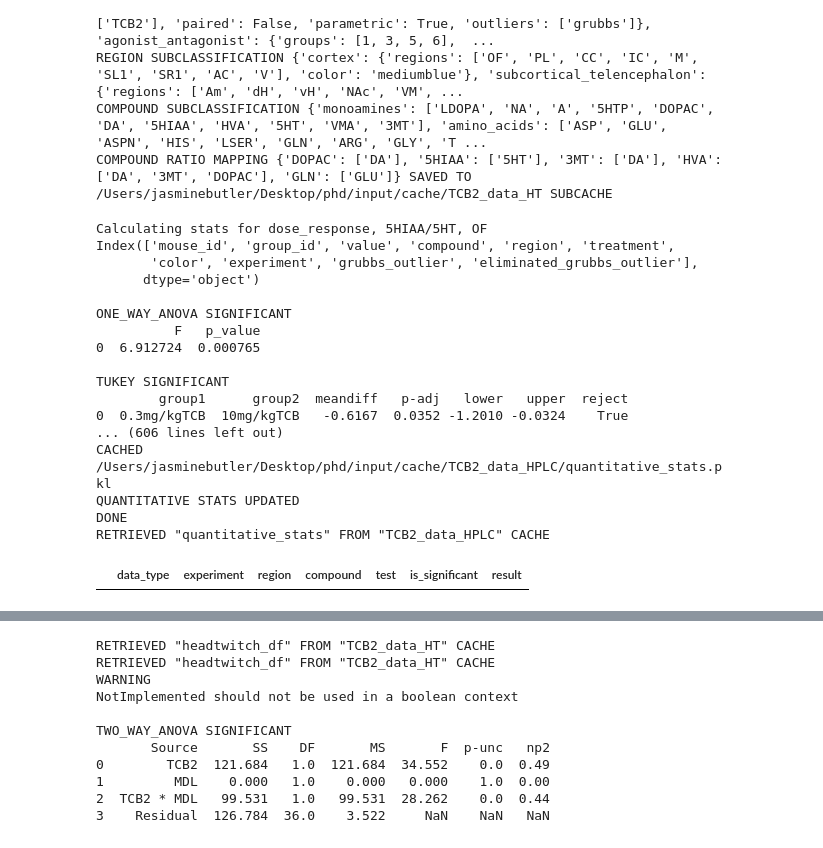
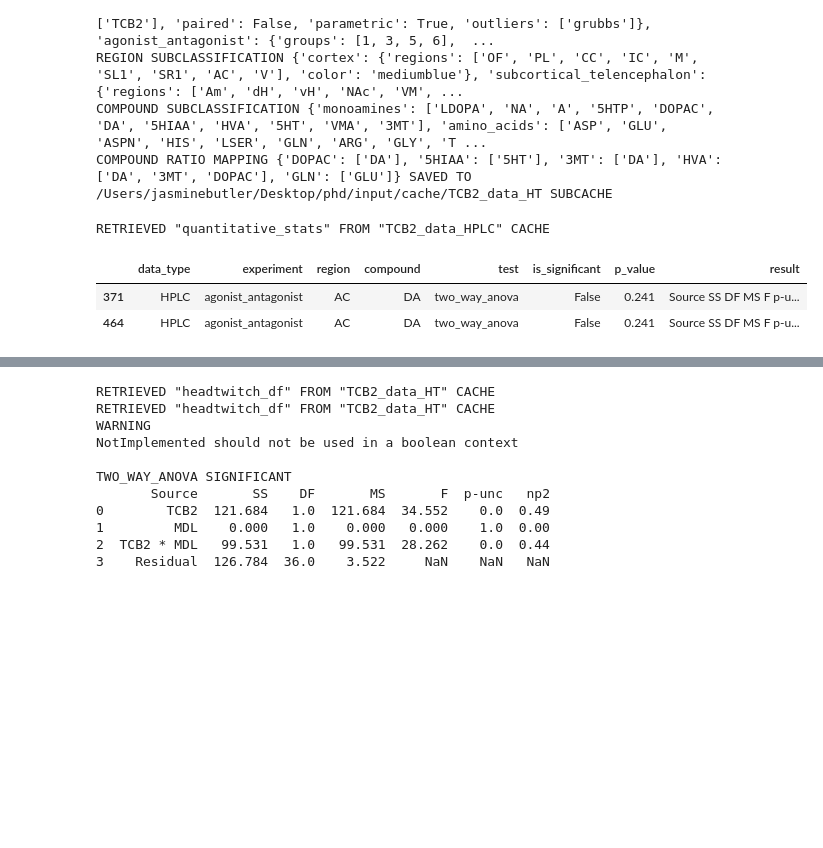
Before and after one commit to remicorne/phd, a Jupyter notebook: RUN.ipynb, the cells around one changed output, grey strips where cells are left out. Saved outputs shown, nothing was run; the diff lists cells and outputs as text; code cells hidden in the pictures; blank space fills up the shorter version.

```diff
--- a/RUN.ipynb
+++ b/RUN.ipynb
@@ -108,32 +108,27 @@ COMPOUND RATIO MAPPING {'DOPAC': ['DA'], '5HIAA': ['5HT'], '3MT': ['DA'], 'HVA':
 # %%
 #CONSTRUCTION
 # justStats(filename,
 #           experiments=['dose_response'],
-#           compounds=['5HIAA/5HT'],
+#           compounds=['5HT'],
 #           regions=["OF","PL","CC", "IC","M", "SJ","SL1", "SL6", "SR6", "SR1", "AC", "V",
 #                 "Am", "dH", "vH", "NAc", "VM", "DM","VL", "DL", "MD",  "VPL",  "VPR",
 #                 "DG", "Y",  "SC","SN", "VTA", "DR","MR", "CE"],
 #         p_value_threshold=0.05)
-subselectDf(getQuantitativeStats(filename), {'experiment':'dose_response', 'compound':'5HIAA/5HT', 'region':['Y','SC']})
+
+#issues
+#duplicating rows not updating them
+#saving tukey when only need higher stats
+
+subselectDf(getQuantitativeStats(filename), {'experiment':'agonist_antagonist',
+                                            #  'is_significant':True,
+                                             'compound':'DA',
+                                             'test':'two_way_anova',
+                                             'region':["AC"]})
 # %% [output]
-Calculating stats for dose_response, 5HIAA/5HT, OF
-Index(['mouse_id', 'group_id', 'value', 'compound', 'region', 'treatment',
-       'color', 'experiment', 'grubbs_outlier', 'eliminated_grubbs_outlier'],
-      dtype='object')
-
-ONE_WAY_ANOVA SIGNIFICANT
-          F   p_value
-0  6.912724  0.000765
-
-TUKEY SIGNIFICANT
-        group1      group2  meandiff   p-adj   lower   upper  reject
-0  0.3mg/kgTCB  10mg/kgTCB   -0.6167  0.0352 -1.2010 -0.0324    True
-... (606 lines left out)
-CACHED /Users/jasminebutler/Desktop/phd/input/cache/TCB2_data_HPLC/quantitative_stats.pkl
-QUANTITATIVE STATS UPDATED
-DONE
 RETRIEVED "quantitative_stats" FROM "TCB2_data_HPLC" CACHE
-|  | data_type | experiment | region | compound | test | is_significant | result |
+|  | data_type | experiment | region | compound | test | is_significant | p_value | result |
+| 371 | HPLC | agonist_antagonist | AC | DA | two_way_anova | False | 0.241 | Source SS DF MS F p-u... |
+| 464 | HPLC | agonist_antagonist | AC | DA | two_way_anova | False | 0.241 | Source SS DF MS F p-u... |
 # %%
 # quantitativeSummary(
 #         filename,
```
Also changed, not shown: parts of 3 cells of this notebook, 1 other file.
